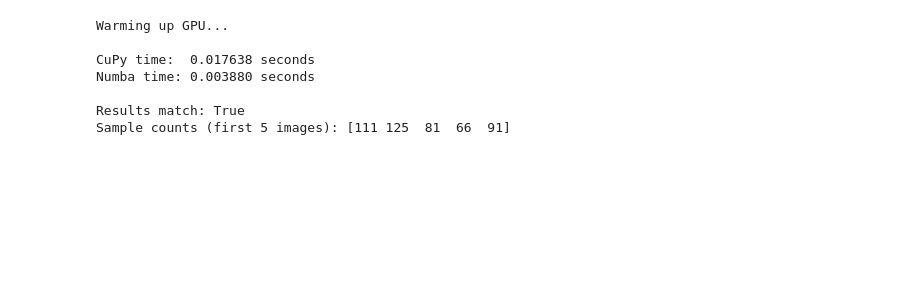
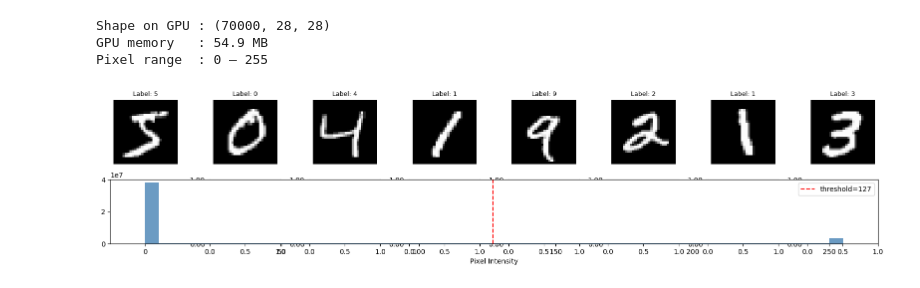
Before and after one commit to Sriyansh-36-AI-NITJ/Concurrent-Programming-Lab, a Jupyter notebook: Count_pixels_End_Sem_Practical.ipynb, the cells around one changed output. Saved outputs shown, nothing was run; the diff lists cells and outputs as text; code cells hidden in the pictures; blank space fills up the shorter version.

```diff
--- a/Count_pixels_End_Sem_Practical.ipynb
+++ b/Count_pixels_End_Sem_Practical.ipynb
@@ -21,15 +39,0 @@ from tensorflow.keras.datasets import mnist
-# %%
-print("Importing the MNIST dataset...")
-
-# Load dataset (downloads a lightweight .npz file)
-(train_images, train_labels), (test_images, test_labels) = mnist.load_data()
-
-# Cast the data to float32 for GPU processing
-images = train_images.astype(np.float32)
-
-# Keras natively loads them as 2D spatial images (60000, 28, 28)
-THRESHOLD = 127.0
-
-# We will process the entire training set of 60,000 images
-batch_images = images
-print(f"Dataset successfully imported! Processing shape: {batch_images.shape}")
@@ -147,26 +40,33 @@ Sample pixel counts (first 5 images): [111 125  81  66  91]
-# %%
-# 1. Warm up the GPU (compiles kernels, initializes context)
-print("Warming up GPU...")
-_, _ = count_with_cupy(batch_images[:10], THRESHOLD)
-_, _ = count_with_numba(batch_images[:10], THRESHOLD)
-
-# 2. Run and time CuPy
-cupy_counts, cupy_time = count_with_cupy(batch_images, THRESHOLD)
-print(f"\nCuPy time:  {cupy_time:.6f} seconds")
-
-# 3. Run and time Numba
-numba_counts, numba_time = count_with_numba(batch_images, THRESHOLD)
-print(f"Numba time: {numba_time:.6f} seconds")
-
-# 4. Verification
-match = np.array_equal(cupy_counts, numba_counts)
-print(f"\nResults match: {match}")
-print(f"Sample counts (first 5 images): {cupy_counts[:5]}")
-# %% [output]
-Warming up GPU...
-
-CuPy time:  0.017638 seconds
-Numba time: 0.003880 seconds
-
-Results match: True
-Sample counts (first 5 images): [111 125  81  66  91]
+# %%
+# Load dataset (60k train, 10k test, 28×28 grayscale)
+(x_train, y_train), (x_test, y_test) = mnist.load_data()
+
+# Stack all images for batch processing
+all_images = np.concatenate([x_train, x_test], axis=0)  # (70000, 28, 28)
+
+# Transfer to GPU memory (host → device)
+gpu_images = cp.array(all_images, dtype=cp.uint8)
+
+print(f"Shape on GPU : {gpu_images.shape}")
+print(f"GPU memory   : {gpu_images.nbytes / 1e6:.1f} MB")
+print(f"Pixel range  : {int(gpu_images.min())} – {int(gpu_images.max())}")
+# %% [output]
+Shape on GPU : (70000, 28, 28)
+GPU memory   : 54.9 MB
+Pixel range  : 0 – 255
+# %%
+fig, axes = plt.subplots(2, 8, figsize=(16, 4))
+for i in range(8):
+    axes[0, i].imshow(x_train[i], cmap='gray')
+    axes[0, i].axis('off')
+    axes[0, i].set_title(f"Label: {y_train[i]}", fontsize=9)
+
+# Pixel intensity histogram
+axes[1, 0].remove()
+ax_hist = fig.add_subplot(2, 1, 2)
+ax_hist.hist(x_train.flatten(), bins=50, color='steelblue', alpha=0.8)
+ax_hist.axvline(127, color='red', linestyle='--', label='threshold=127')
+ax_hist.set_xlabel('Pixel Intensity'); ax_hist.legend()
+plt.tight_layout(); plt.show()
+# %% [output]
+[figure, added]
```
Also changed, not shown: parts of 10 cells of this notebook.
